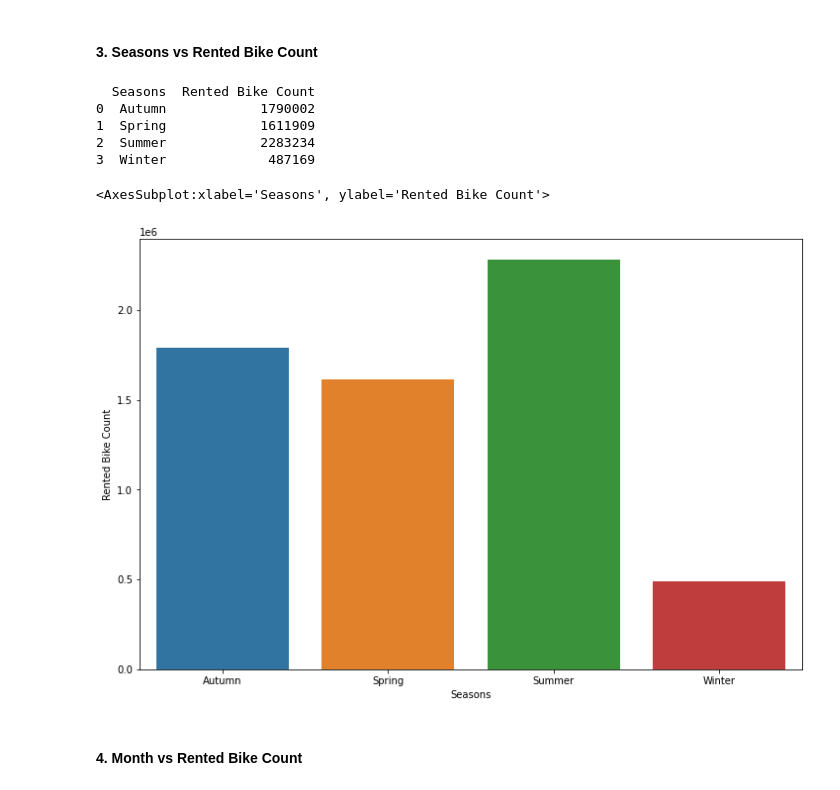
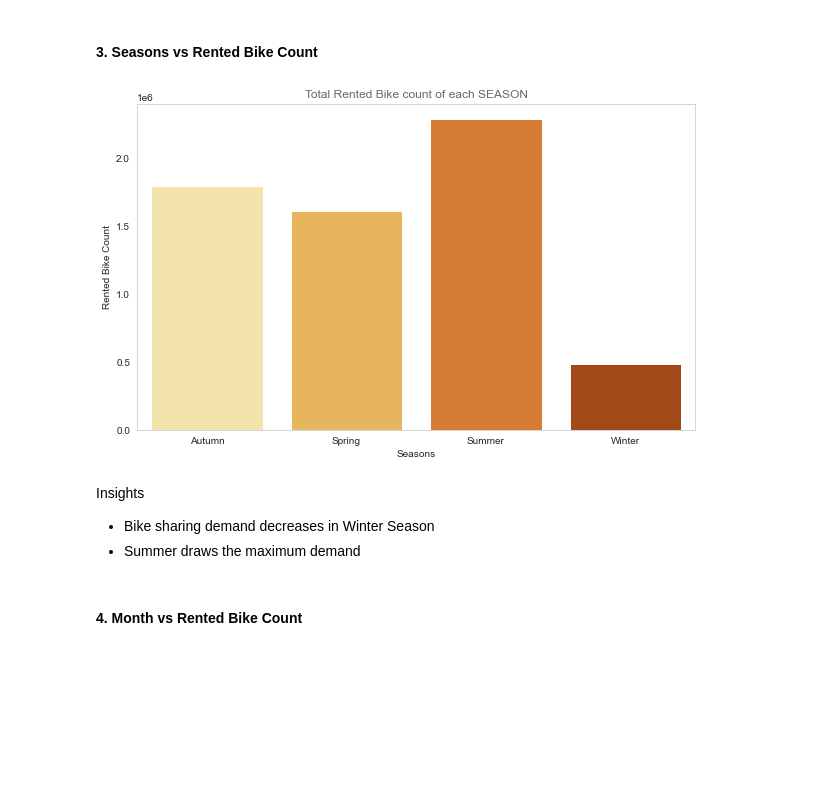
Before and after one commit to ankitrai777/Bike-Sharing-Demand-Prediction-, a Jupyter notebook: Bike Sharing Demand Prediction - Capstone Project.ipynb, the cells around one changed output. Drawn from its saved outputs; the diff is of its cells as text; code cells hidden in the pictures; blank space fills up the shorter version.

```diff
--- a/Bike Sharing Demand Prediction - Capstone Project.ipynb
+++ b/Bike Sharing Demand Prediction - Capstone Project.ipynb
@@ -285,22 +319,24 @@ Insight :
 # %% [markdown]
 #### 3. Seasons vs Rented Bike Count
 # %%
+plt.figure(figsize=(10,6))
+plt.grid(b=None,axis='both')
+
 # Seasonal Wise Bike Sharing Demand
+seasonal_affect = df.groupby('Seasons',as_index = False)['Rented Bike Count'].sum()
+sns.barplot(x='Seasons',y='Rented Bike Count',data=seasonal_affect, palette='YlOrBr')
 
-seasonal_affect = pd.DataFrame(df.groupby('Seasons',as_index = False)['Rented Bike Count'].sum())
+ax.set(xlabel="Seasons", ylabel = "")
+plt.title('Total Rented Bike count of each SEASON',alpha=0.7)
 
-print (seasonal_affect)
 
-plt.figure(figsize = (12,8))
-sns.barplot(x='Seasons', y='Rented Bike Count', data = seasonal_affect)
+plt.show()
 # %% [output]
-  Seasons  Rented Bike Count
-0  Autumn            1790002
-1  Spring            1611909
-2  Summer            2283234
-3  Winter             487169
-<AxesSubplot:xlabel='Seasons', ylabel='Rented Bike Count'>
-[figure, old version]
+[figure, new version]
+# %% [markdown]
+Insights
+* Bike sharing demand decreases in Winter Season
+* Summer draws the maximum demand
 # %% [markdown]
 #### 4. Month vs Rented Bike Count
 # %%
```
Also changed, not shown: parts of 58 cells of this notebook.
